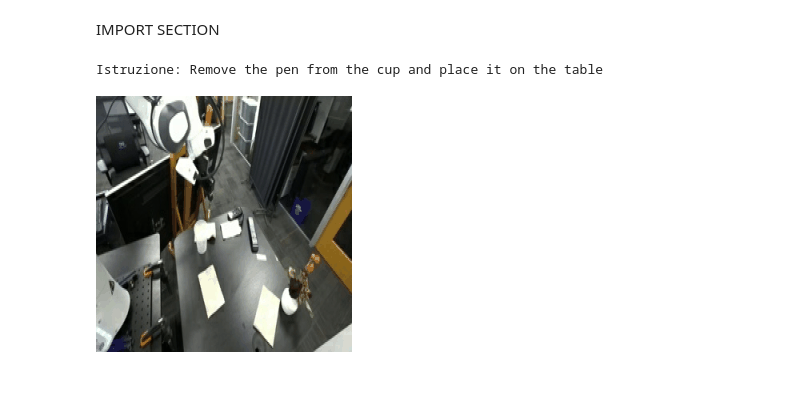
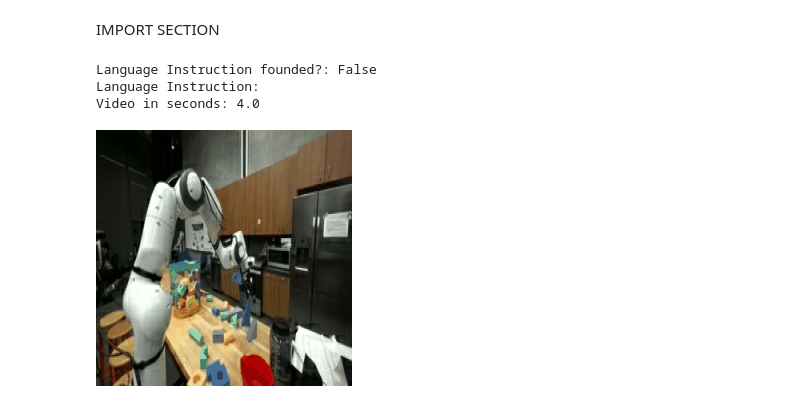
Before and after one commit to cybernetic-m/action_jepa, a Jupyter notebook: semanticJEPA_training.ipynb, the cells around one changed output. Cells and saved outputs as stored; diff of their text form; code cells hidden in the pictures.

Commit message:
download data function almost completed

```diff
--- a/semanticJEPA_training.ipynb
+++ b/semanticJEPA_training.ipynb
@@ -9,34 +9,39 @@ import numpy as np
 # %%
 def as_gif(images, path="temp.gif"):
     # Renderizza le immagini come GIF
     # Usiamo una durata maggiore (es. 100ms) perché abbiamo solo 16 frame campionati
     images[0].save(path, save_all=True, append_images=images[1:], duration=100, loop=0)
     gif_bytes = open(path,"rb").read()
     return gif_bytes
 
 # 1. Carica il file
-file_path = "./data/droid/episode_6.pt" # o episode_1.pt
-checkpoint = torch.load(file_path)
-video = checkpoint['video']  # Shape: [16, 3, 256, 256]
+file_path = "./data/droid/episode_4.pt"
+sample = torch.load(file_path, weights_only=False)
+video = sample['video']  # Shape: [16, 3, 256, 256]
+action = sample['actions']
 
 # 2. Converti i Tensori in una lista di immagini PIL
 pil_images = []
 for i in range(video.shape[0]):
     # Permuta da [C, H, W] a [H, W, C] e converti in numpy uint8
     frame_np = video[i].permute(1, 2, 0).numpy()
 
     # Se i valori sono in range [0, 1] (float), riportali a [0, 255] (uint8)
     if frame_np.max() <= 1.0:
         frame_np = (frame_np * 255).astype(np.uint8)
     else:
         frame_np = frame_np.astype(np.uint8)
 
     pil_images.append(Image.fromarray(frame_np))
 
 # 3. Genera e visualizza la GIF
-print(f"Istruzione: {checkpoint['language'][0]}")
+print(f"Language Instruction founded?: {sample['language_instructions_found']}")
+print(f"Language Instruction: {sample['language'][0]}")
+print(f"Video in seconds: {sample['video_seconds']}")
 gif_data = as_gif(pil_images, path="preview_episode.gif")
 display.Image(gif_data)
 # %% [output]
-Istruzione: Remove the pen from the cup and place it on the table
+Language Instruction founded?: False
+Language Instruction:
+Video in seconds: 4.0
-[figure, old version]
+[figure, new version]
```
Also changed, not shown: 4 other files.
